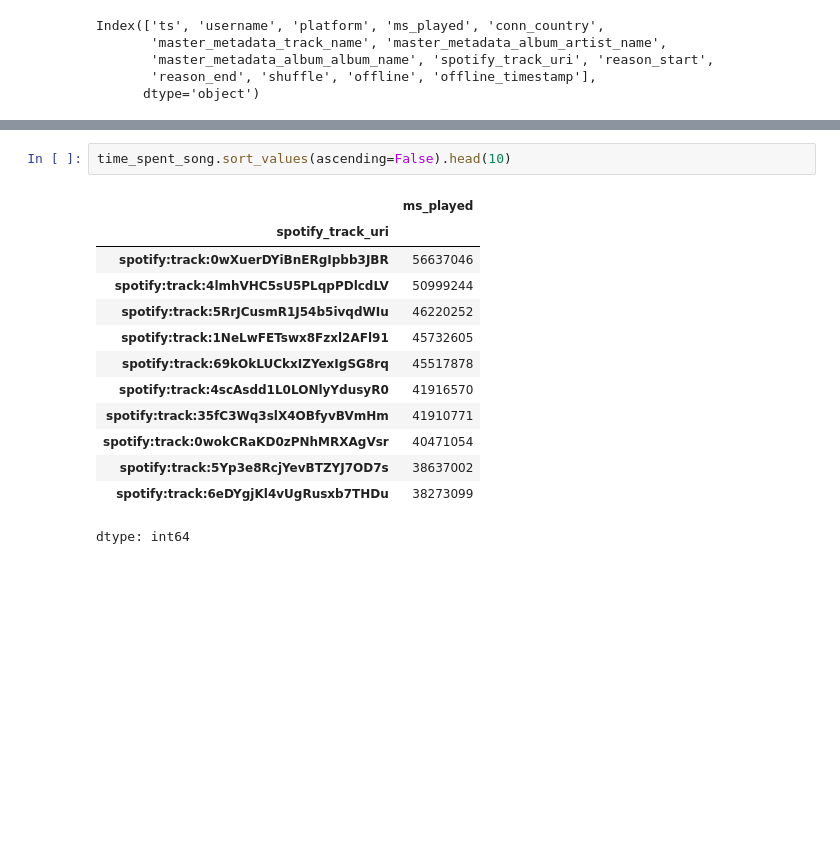
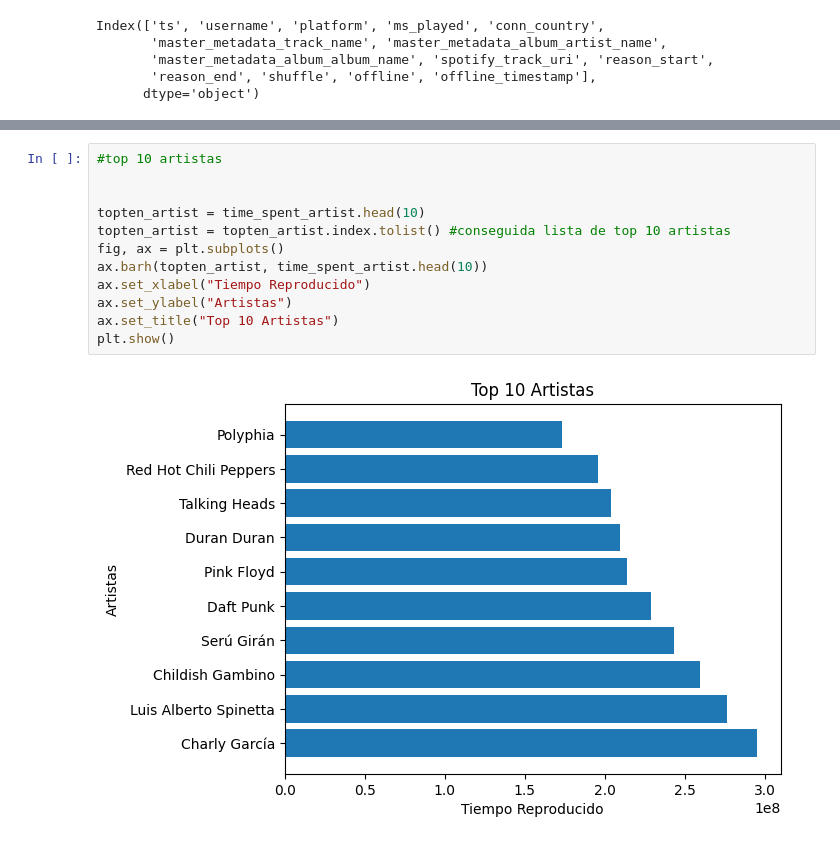
Before and after one commit to Skuerjuan/spotify_chona, a Jupyter notebook: main.ipynb, the cells around one changed output, grey strips where cells are left out. Drawn from its saved outputs; the diff is of its cells as text; blank space fills up the shorter version.

```diff
--- a/main.ipynb
+++ b/main.ipynb
@@ -124,16 +136,14 @@ charly_df[charly_df['master_metadata_track_name'] == mlistened_charly].iloc[0]["
-# %%
-time_spent_song.sort_values(ascending=False).head(10)
-# %% [output]
-|  | ms_played |
-| spotify_track_uri |  |
-| spotify:track:0wXuerDYiBnERgIpbb3JBR | 56637046 |
-| spotify:track:4lmhVHC5sU5PLqpPDlcdLV | 50999244 |
-| spotify:track:5RrJCusmR1J54b5ivqdWIu | 46220252 |
-| spotify:track:1NeLwFETswx8Fzxl2AFl91 | 45732605 |
-| spotify:track:69kOkLUCkxIZYexIgSG8rq | 45517878 |
-| spotify:track:4scAsdd1L0LONlyYdusyR0 | 41916570 |
-| spotify:track:35fC3Wq3slX4OBfyvBVmHm | 41910771 |
-| spotify:track:0wokCRaKD0zPNhMRXAgVsr | 40471054 |
-| spotify:track:5Yp3e8RcjYevBTZYJ7OD7s | 38637002 |
-| spotify:track:6eDYgjKl4vUgRusxb7THDu | 38273099 |
-dtype: int64
+# %%
+#top 10 artistas
+
+
+topten_artist = time_spent_artist.head(10)
+topten_artist = topten_artist.index.tolist() #conseguida lista de top 10 artistas
+fig, ax = plt.subplots()
+ax.barh(topten_artist, time_spent_artist.head(10))
+ax.set_xlabel("Tiempo Reproducido")
+ax.set_ylabel("Artistas")
+ax.set_title("Top 10 Artistas")
+plt.show()
+# %% [output]
+[figure, added]
```
Also changed, not shown: parts of 9 cells of this notebook.
